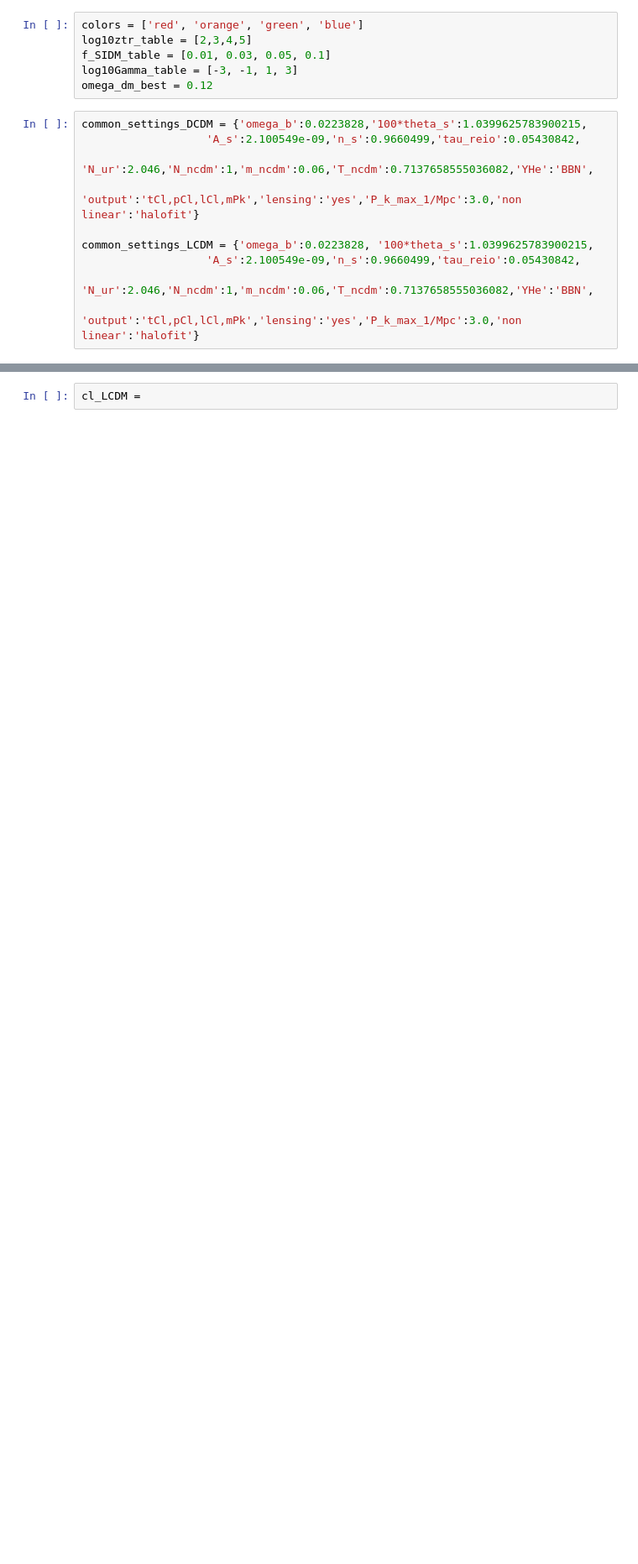
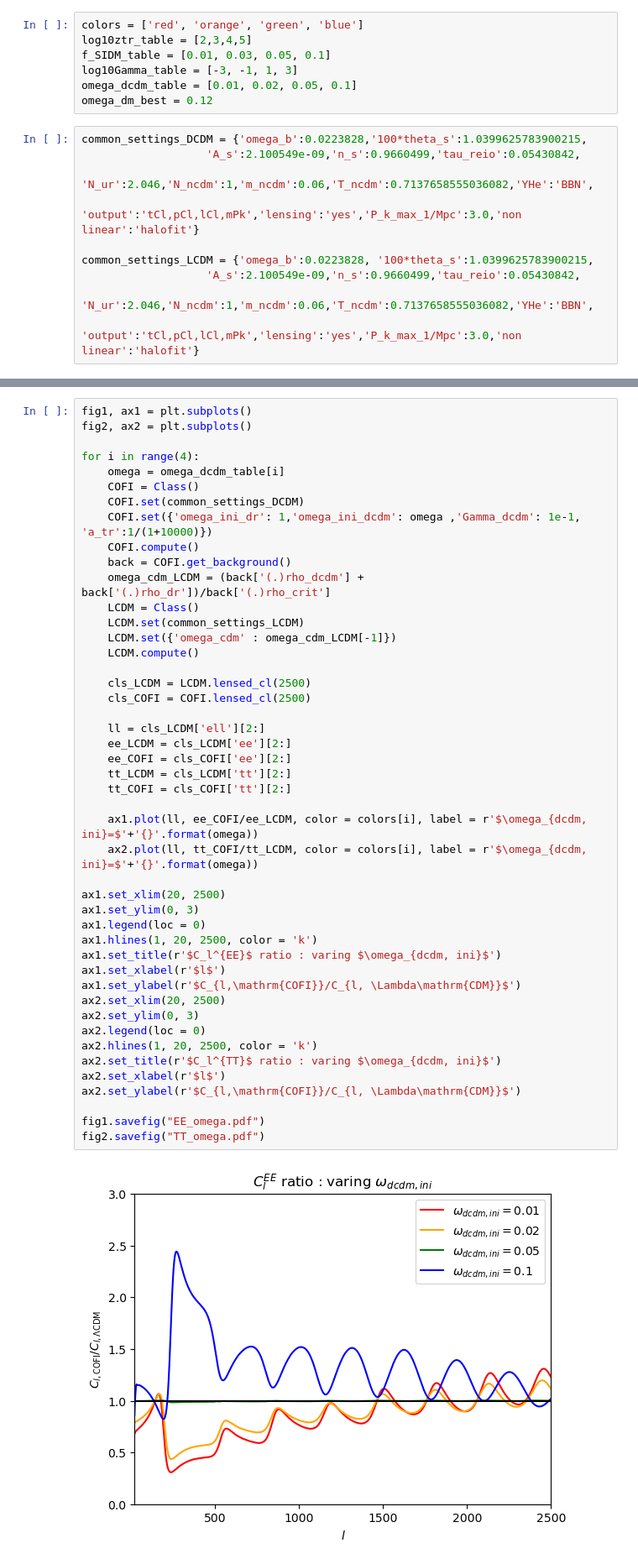
Before and after one commit to KoniOKoni/COFI, a Jupyter notebook: classexample/CMBps.ipynb, the cells around one changed output, grey strips where cells are left out. Shown at 84% size. Drawn from its saved outputs; the diff is of its cells as text; blank space fills up the shorter version.

```diff
--- a/classexample/CMBps.ipynb
+++ b/classexample/CMBps.ipynb
@@ -7,6 +7,7 @@ colors = ['red', 'orange', 'green', 'blue']
 log10ztr_table = [2,3,4,5]
 f_SIDM_table = [0.01, 0.03, 0.05, 0.1]
 log10Gamma_table = [-3, -1, 1, 3]
+omega_dcdm_table = [0.01, 0.02, 0.05, 0.1]
 omega_dm_best = 0.12
 # %%
 common_settings_DCDM = {'omega_b':0.0223828,'100*theta_s':1.0399625783900215,
@@ -165,2 +173,48 @@ Text(0, 0.5, '$C_{l,\\mathrm{COFI}}/C_{l, \\Lambda\\mathrm{CDM}}$')
 # %%
-cl_LCDM =
+fig1, ax1 = plt.subplots()
+fig2, ax2 = plt.subplots()
+
+for i in range(4):
+    omega = omega_dcdm_table[i]
+    COFI = Class()
+    COFI.set(common_settings_DCDM)
+    COFI.set({'omega_ini_dr': 1,'omega_ini_dcdm': omega ,'Gamma_dcdm': 1e-1, 'a_tr':1/(1+10000)})
+    COFI.compute()
+    back = COFI.get_background()
+    omega_cdm_LCDM = (back['(.)rho_dcdm'] + back['(.)rho_dr'])/back['(.)rho_crit']
+    LCDM = Class()
+    LCDM.set(common_settings_LCDM)
+    LCDM.set({'omega_cdm' : omega_cdm_LCDM[-1]})
+    LCDM.compute()
+
+    cls_LCDM = LCDM.lensed_cl(2500)
+    cls_COFI = COFI.lensed_cl(2500)
+
+    ll = cls_LCDM['ell'][2:]
+    ee_LCDM = cls_LCDM['ee'][2:]
+    ee_COFI = cls_COFI['ee'][2:]
+    tt_LCDM = cls_LCDM['tt'][2:]
+    tt_COFI = cls_COFI['tt'][2:]
+
+    ax1.plot(ll, ee_COFI/ee_LCDM, color = colors[i], label = r'$\omega_{dcdm, ini}=$'+'{}'.format(omega))
+    ax2.plot(ll, tt_COFI/tt_LCDM, color = colors[i], label = r'$\omega_{dcdm, ini}=$'+'{}'.format(omega))
+
+ax1.set_xlim(20, 2500)
+ax1.set_ylim(0, 3)
+ax1.legend(loc = 0)
+ax1.hlines(1, 20, 2500, color = 'k')
+ax1.set_title(r'$C_l^{EE}$ ratio : varing $\omega_{dcdm, ini}$')
+ax1.set_xlabel(r'$l$')
+ax1.set_ylabel(r'$C_{l,\mathrm{COFI}}/C_{l, \Lambda\mathrm{CDM}}$')
+ax2.set_xlim(20, 2500)
+ax2.set_ylim(0, 3)
+ax2.legend(loc = 0)
+ax2.hlines(1, 20, 2500, color = 'k')
+ax2.set_title(r'$C_l^{TT}$ ratio : varing $\omega_{dcdm, ini}$')
+ax2.set_xlabel(r'$l$')
+ax2.set_ylabel(r'$C_{l,\mathrm{COFI}}/C_{l, \Lambda\mathrm{CDM}}$')
+
+fig1.savefig("EE_omega.pdf")
+fig2.savefig("TT_omega.pdf")
+# %% [output]
+[figure, added]
```
Also changed, not shown: parts of 6 cells of this notebook, 18 other files.
